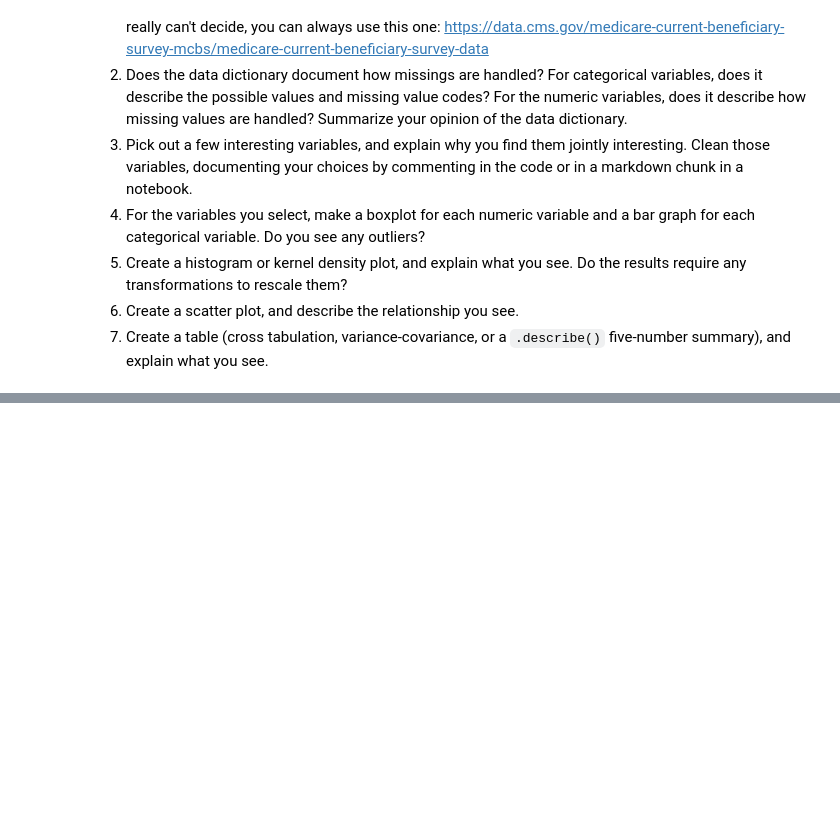
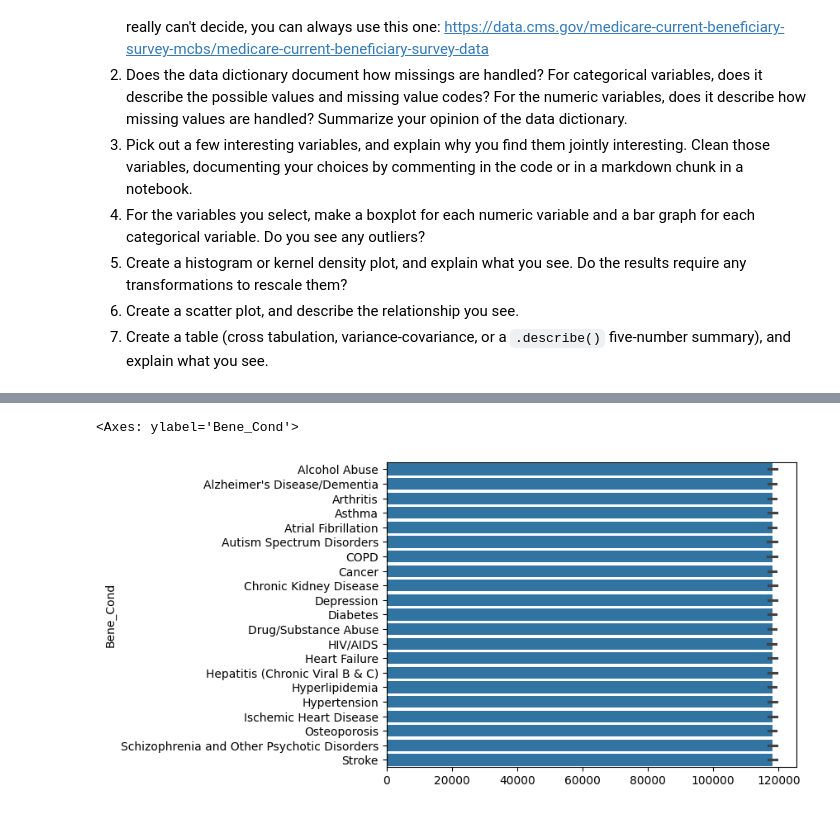
Before and after one commit to adaire2/visualization, a Jupyter notebook: assignment/assignment.ipynb, the cells around one changed output, grey strips where cells are left out. Cells and saved outputs as stored; diff of their text form; code cells hidden in the pictures; blank space fills up the shorter version.

```diff
--- a/assignment/assignment.ipynb
+++ b/assignment/assignment.ipynb
@@ -221,0 +318,5 @@ For some context, the Federal government ultimately spent about $4.4 trillion in
+# %%
+sns.barplot(data= scc['Bene_Cond'])
+# %% [output]
+<Axes: ylabel='Bene_Cond'>
+[figure, added]
```
Also changed, not shown: parts of 15 cells of this notebook.
